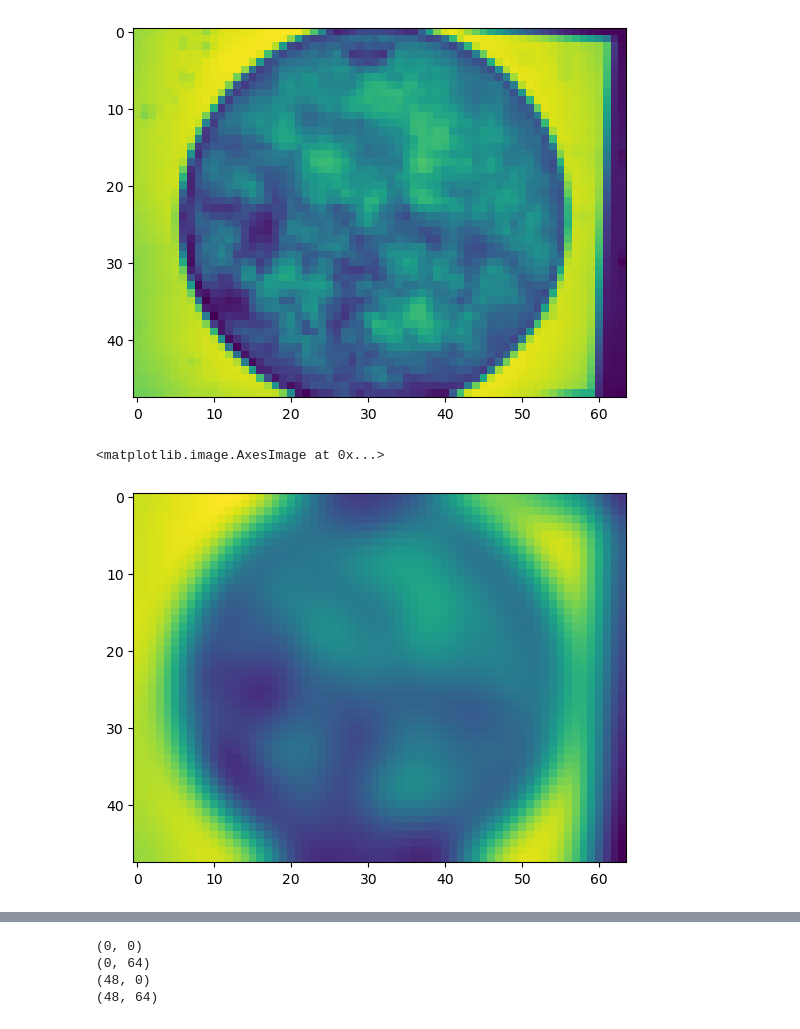
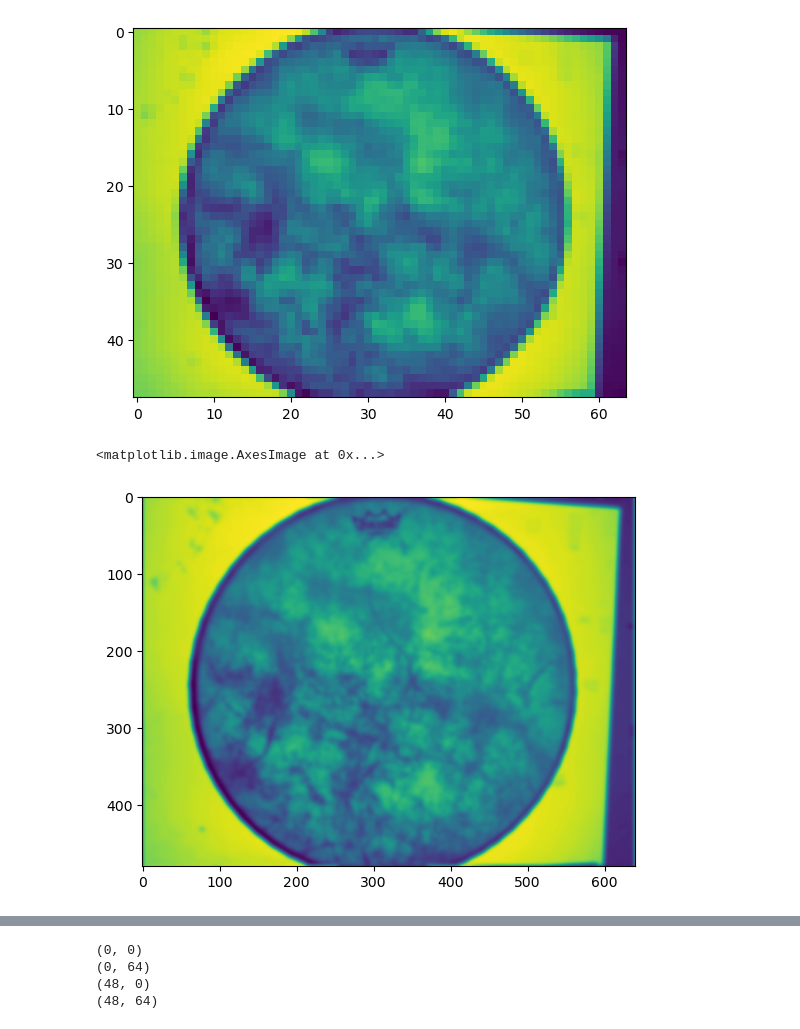
Before and after one commit to wernst24/bobdiffusion, a Jupyter notebook: experiment.ipynb, the cells around one changed output, grey strips where cells are left out. Drawn from its saved outputs; the diff is of its cells as text; code cells hidden in the pictures.

```diff
--- a/experiment.ipynb
+++ b/experiment.ipynb
@@ -71,7 +71,7 @@ def diffuse(img, ksize, diffusion_step, num_steps):
     return img
 
 def border(img, border_width):
-    return cv.copyMakeBorder(img, border_width, border_width, border_width, border_width, cv.BORDER_REPLICATE)
+    return cv.copyMakeBorder(img, border_width, border_width, border_width, border_width, cv.BORDER_WRAP)
 
 # kernel diameter of 3, average pixels
 # responsible for bordering img before convolution-adjacent operation
@@ -83,14 +83,14 @@ def linear_diffusion_step(img, ksize):
     h, w = new_img.shape
     for r in range(h):
         for c in range(w):
-            # print(f'({r}, {c})')
-            normalization = 1/(ksize * ksize)
+            # normalization = 1/(ksize * ksize)
+            normalization = 1
             avg = np.mean(img_padded[r:r+2*k_radius+1, c:c+2*k_radius+1])
             new_img[r, c] = normalization*avg
     return new_img
 # %%
-blur_drumhead = diffuse(drum_small, 3, linear_diffusion_step, 10)
+blur_drumhead = diffuse(drum_gray, 3, linear_diffusion_step, 10)
 plt.imshow(blur_drumhead)
 # %% [output]
 <matplotlib.image.AxesImage at 0x...>
-[figure, old version]
+[figure, new version]
```
Also changed, not shown: parts of 3 cells of this notebook.
